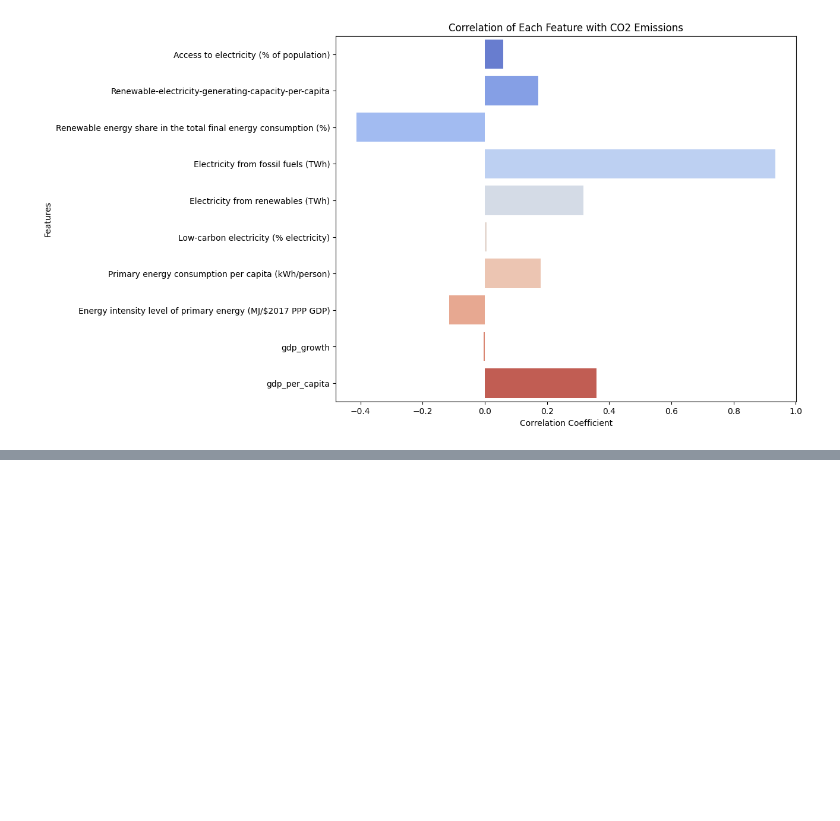
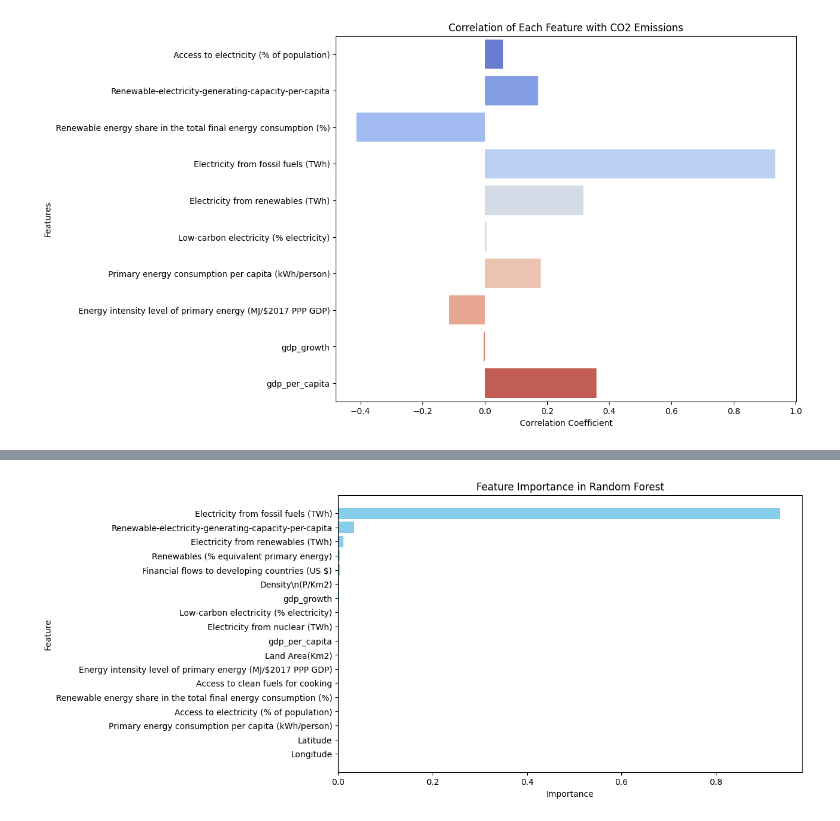
Before and after one commit to nazary1212/DS3000, a Jupyter notebook: main.ipynb, the cells around one changed output, grey strips where cells are left out. Cells and saved outputs as stored; diff of their text form; code cells hidden in the pictures; blank space fills up the shorter version.

Commit message:
Added Preliminary Random Forest with test target variable. Added in some debugging code, which can probably be removed.

```diff
--- a/main.ipynb
+++ b/main.ipynb
@@ -147,0 +106,83 @@ Electricity from renewables (TWh)                   7513.783722
+# %%
+# Import necessary libraries
+from sklearn.ensemble import RandomForestRegressor
+from sklearn.model_selection import train_test_split
+from sklearn.metrics import mean_squared_error, r2_score
+import pandas as pd
+import matplotlib.pyplot as plt
+
+# Load the dataset
+data = pd.read_csv('global-data-on-sustainable-energy (1).csv')
+
+# Debugging: Print column names to verify the target column exists
+print("Available columns in the dataset:")
+print(data.columns)
+
+# Define the target column
+target_column = 'Value_co2_emissions_kt_by_country'  # Adjust this if needed
+
+# Check if the target column exists in the dataset
+if target_column not in data.columns:
+    raise ValueError(f"Target column '{target_column}' is not found in the dataset. Please verify the column name.")
+
+# Debugging: Inspect the target column before cleaning
+print(f"\nPreview of the target column '{target_column}' before cleaning:")
+print(data[target_column].head())
+
+# Remove commas and convert numeric columns
+for col in data.columns:
+    data[col] = pd.to_numeric(data[col], errors='coerce')
+
+# Drop rows where the target column is NaN
+data_cleaned = data.dropna(subset=[target_column])
+
+# Debugging: Inspect dataset dimensions after dropping rows with missing target values
+print(f"Dataset dimensions after cleaning: {data_cleaned.shape}")
+
+# Define features and target
+features = data_cleaned.drop(columns=[target_column, 'Entity', 'Year'], errors='ignore')
+target = data_cleaned[target_column]
+
+# Ensure features and target are aligned
+if len(features) != len(target):
+    raise ValueError("Features and target variable have mismatched lengths after preprocessing.")
+
+# Debugging: Display dataset summary
+print(f"Features shape: {features.shape}")
+print(f"Target shape: {target.shape}")
+
+# Split data into training and testing sets
+X_train, X_test, y_train, y_test = train_test_split(features, target, test_size=0.3, random_state=42)
+
+# Train a Random Forest Regressor
+rf_model = RandomForestRegressor(n_estimators=100, random_state=42)
+rf_model.fit(X_train, y_train)
+
+# Evaluate feature importance
+feature_importances = pd.DataFrame({
+    'Feature': features.columns,
+    'Importance': rf_model.feature_importances_
+}).sort_values(by='Importance', ascending=False)
+
+# Display feature importance
+print("Feature Importance Ranking:")
+print(feature_importances)
+
+# Predict and evaluate model performance
+y_pred = rf_model.predict(X_test)
+mse = mean_squared_error(y_test, y_pred)
+r2 = r2_score(y_test, y_pred)
+
+print(f"\nModel Performance:")
+print(f"Mean Squared Error (MSE): {mse:.2f}")
+print(f"R-squared (R²): {r2:.2f}")
+
+# Plot feature importance
+plt.figure(figsize=(10, 6))
+plt.barh(feature_importances['Feature'], feature_importances['Importance'], color='skyblue')
+plt.xlabel('Importance')
+plt.ylabel('Feature')
+plt.title('Feature Importance in Random Forest')
+plt.gca().invert_yaxis()
+plt.show()
+# %% [output]
@@ -147,0 +206 @@ Electricity from renewables (TWh)                   7513.783722
+[figure, added]
```
Also changed, not shown: parts of 3 cells of this notebook.
